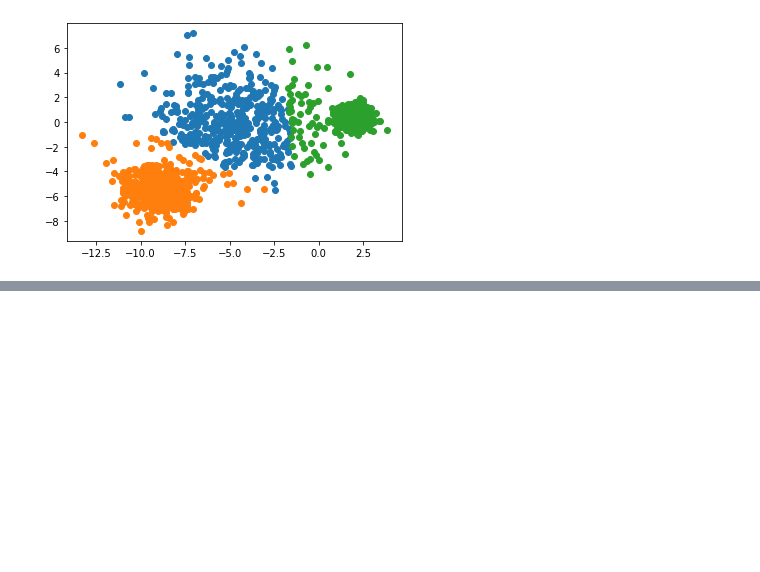
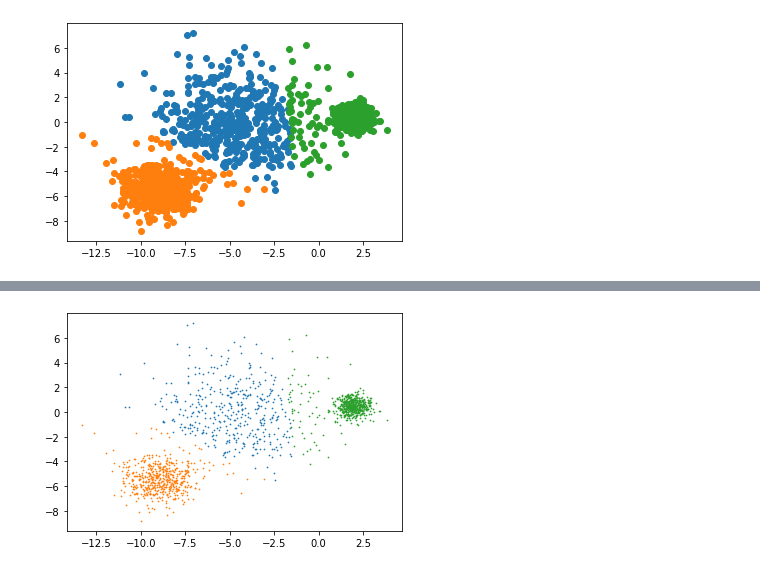
Before and after one commit to nhutnamhcmus/lab-machine-learning-solution, a Jupyter notebook: Lab05/Lab05.ipynb, the cells around one changed output, grey strips where cells are left out. Saved outputs shown, nothing was run; the diff lists cells and outputs as text; code cells hidden in the pictures; blank space fills up the shorter version.

```diff
--- a/Lab05/Lab05.ipynb
+++ b/Lab05/Lab05.ipynb
@@ -39,0 +120,11 @@ Kết quả cuối cùng tương tự như:
+# %%
+fig = plt.figure()
+ax = fig.add_subplot(111)
+
+for c in range(len(centroids)):
+        cluster_members = [X[i] for i in range(len(X)) if assigned_centroids[i] == c]
+        cluster_members = np.array(cluster_members)
+
+        ax.scatter(cluster_members[:,0], cluster_members[:,1], s= 0.5)
+# %% [output]
+[figure, added]
```
Also changed, not shown: parts of 8 cells of this notebook.
